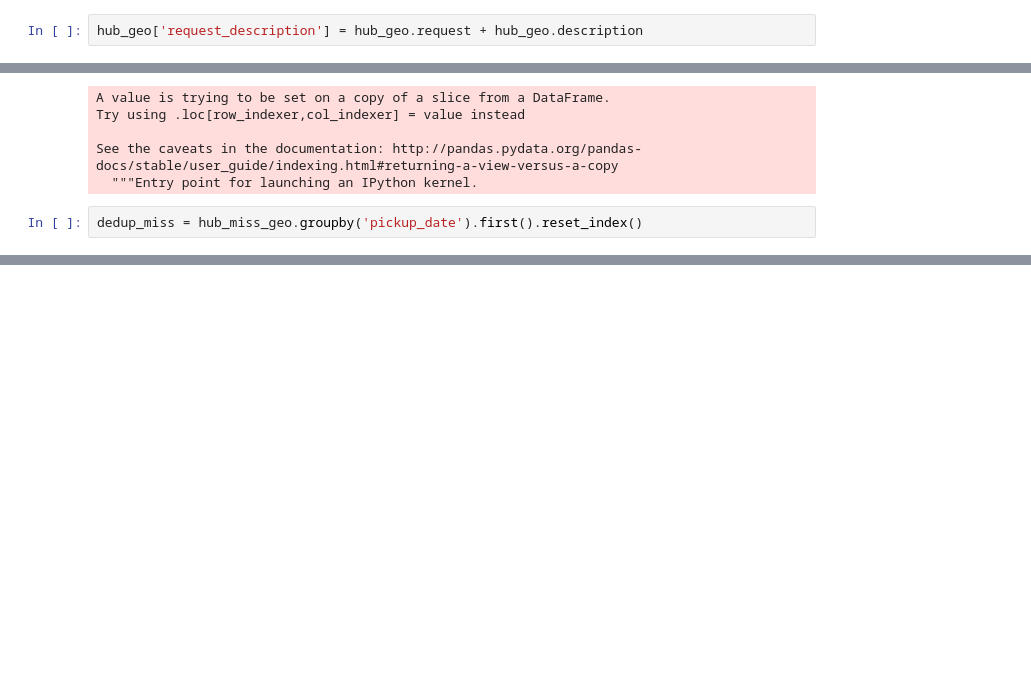
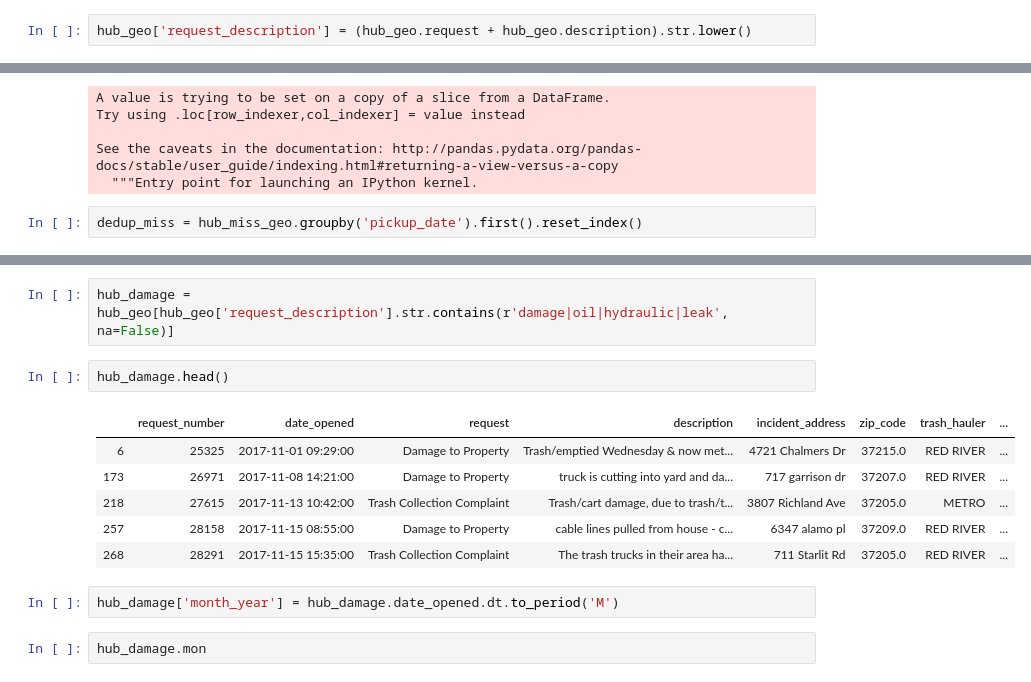
Before and after one commit to Barrett-Rogers/dq4-metro-beetles, a Jupyter notebook: dq4_metro_beetles_xin.ipynb, the cells around one changed output, grey strips where cells are left out. Drawn from its saved outputs; the diff is of its cells as text; blank space fills up the shorter version.

```diff
--- a/dq4_metro_beetles_xin.ipynb
+++ b/dq4_metro_beetles_xin.ipynb
@@ -35,5 +35,5 @@ hub_geo = gpd.GeoDataFrame(hub_geo, crs = {'init': 'epsg:4326'}, geometry = hub_
 hub_geo['description'] = hub_geo['description'].astype(str)
 hub_geo['request'] = hub_geo['request'].astype(str)
 # %%
-hub_geo['request_description'] = hub_geo.request + hub_geo.description
+hub_geo['request_description'] = (hub_geo.request + hub_geo.description).str.lower()
 # %%
@@ -171,0 +304,15 @@ dedup_miss = hub_miss_geo.groupby('pickup_date').first().reset_index()
+# %%
+hub_damage = hub_geo[hub_geo['request_description'].str.contains(r'damage|oil|hydraulic|leak', na=False)]
+# %%
+hub_damage.head()
+# %% [output]
+|  | request_number | date_opened | request | description | incident_address | zip_code | trash_hauler | ... |
+| 6 | 25325 | 2017-11-01 09:29:00 | Damage to Property | Trash/emptied Wednesday & now met... | 4721 Chalmers Dr | 37215.0 | RED RIVER | ... |
+| 173 | 26971 | 2017-11-08 14:21:00 | Damage to Property | truck is cutting into yard and da... | 717 garrison dr | 37207.0 | RED RIVER | ... |
+| 218 | 27615 | 2017-11-13 10:42:00 | Trash Collection Complaint | Trash/cart damage, due to trash/t... | 3807 Richland Ave | 37205.0 | METRO | ... |
+| 257 | 28158 | 2017-11-15 08:55:00 | Damage to Property | cable lines pulled from house - c... | 6347 alamo pl | 37209.0 | RED RIVER | ... |
+| 268 | 28291 | 2017-11-15 15:35:00 | Trash Collection Complaint | The trash trucks in their area ha... | 711 Starlit Rd | 37205.0 | RED RIVER | ... |
+# %%
+hub_damage['month_year'] = hub_damage.date_opened.dt.to_period('M')
+# %%
+hub_damage.mon
```
Also changed, not shown: parts of 29 cells of this notebook.
